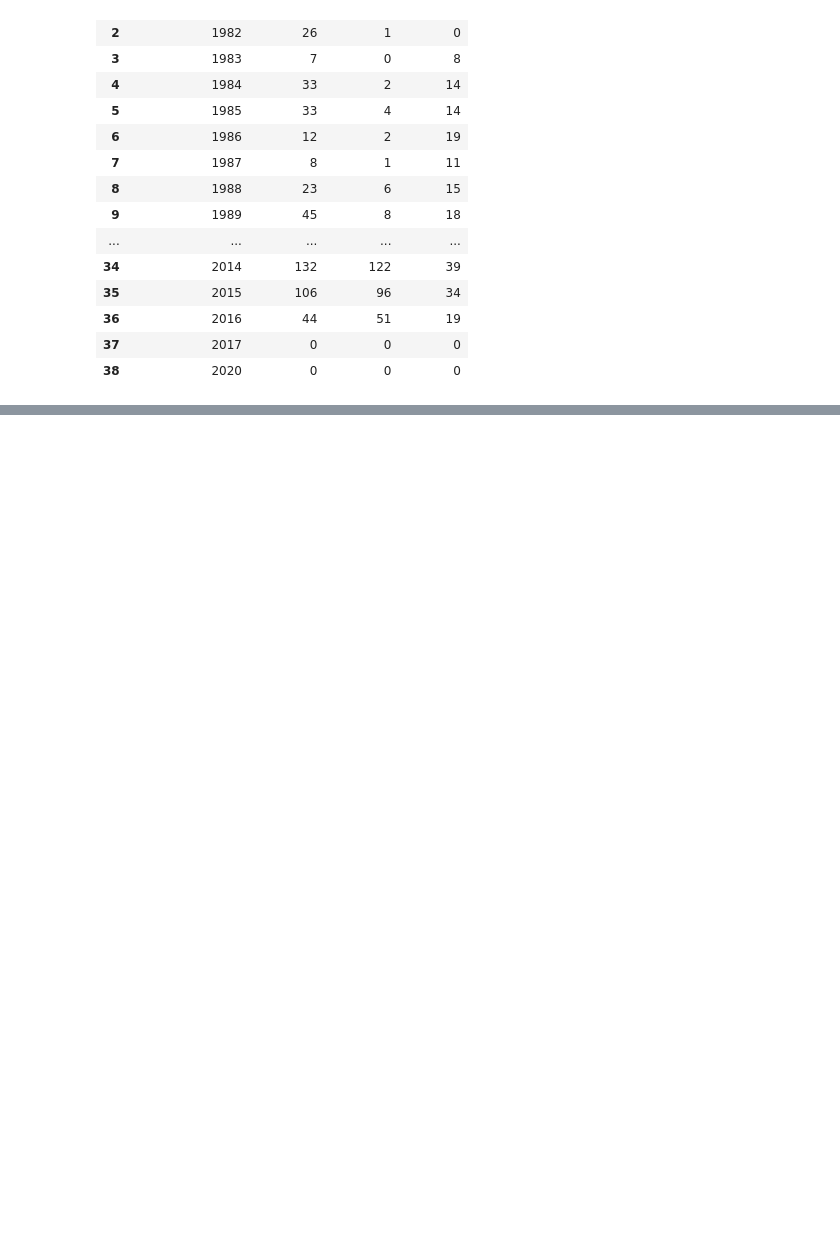
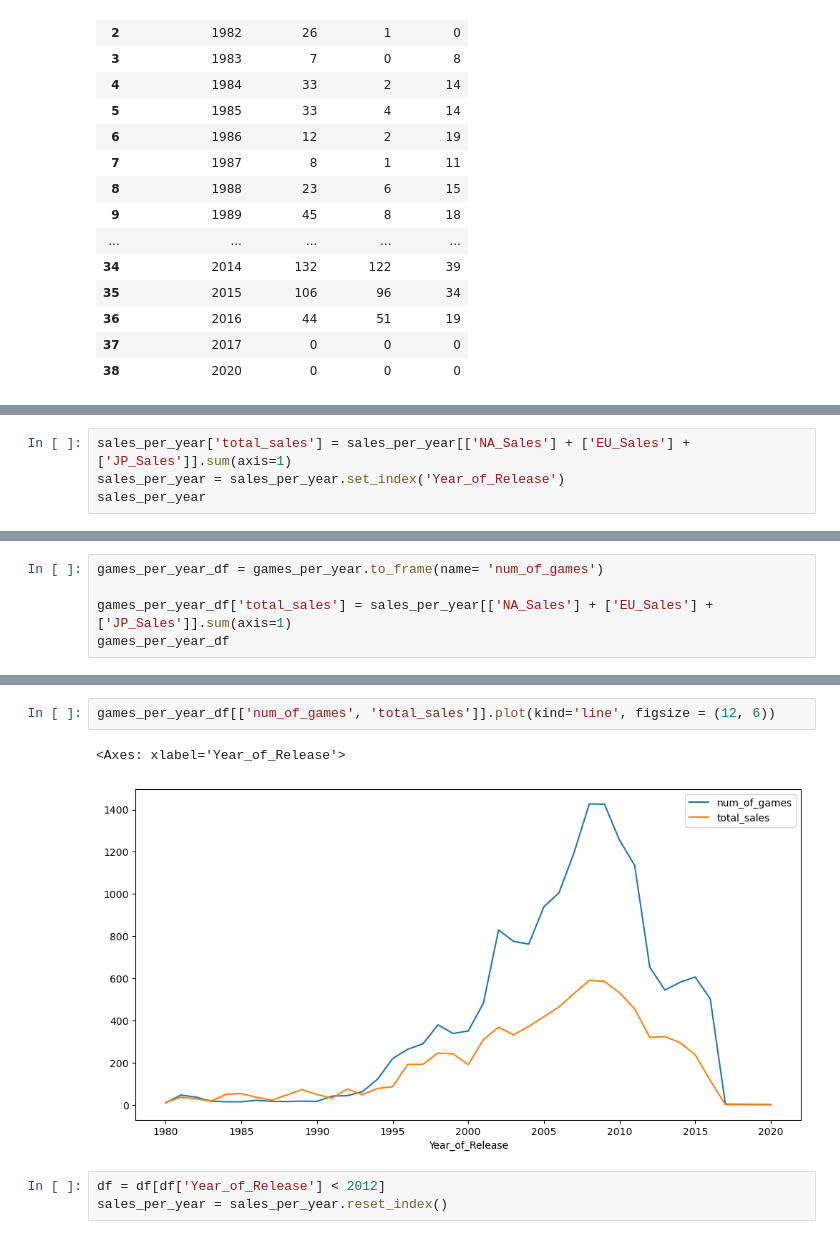
Before and after one commit to mchurch05/Videogame_Sales_Project, a Jupyter notebook: Analyzing_Videogame_Trends.ipynb, the cells around one changed output, grey strips where cells are left out. Cells and saved outputs as stored; diff of their text form; blank space fills up the shorter version.

```diff
--- a/Analyzing_Videogame_Trends.ipynb
+++ b/Analyzing_Videogame_Trends.ipynb
@@ -164,0 +195,4 @@ plt.show()
+# %%
+sales_per_year['total_sales'] = sales_per_year[['NA_Sales'] + ['EU_Sales'] + ['JP_Sales']].sum(axis=1)
+sales_per_year = sales_per_year.set_index('Year_of_Release')
+sales_per_year
@@ -164,0 +218,5 @@ plt.show()
+# %%
+games_per_year_df = games_per_year.to_frame(name= 'num_of_games')
+
+games_per_year_df['total_sales'] = sales_per_year[['NA_Sales'] + ['EU_Sales'] + ['JP_Sales']].sum(axis=1)
+games_per_year_df
@@ -164,0 +242,8 @@ plt.show()
+# %%
+games_per_year_df[['num_of_games', 'total_sales']].plot(kind='line', figsize = (12, 6))
+# %% [output]
+<Axes: xlabel='Year_of_Release'>
+[figure, added]
+# %%
+df = df[df['Year_of_Release'] < 2012]
+sales_per_year = sales_per_year.reset_index()
```
Also changed, not shown: parts of 10 cells of this notebook.
